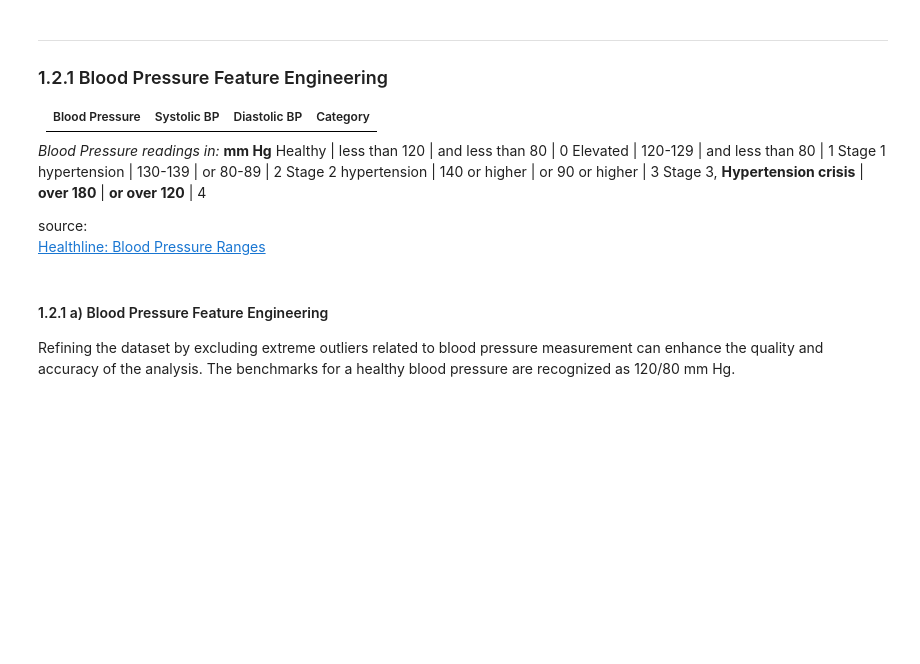
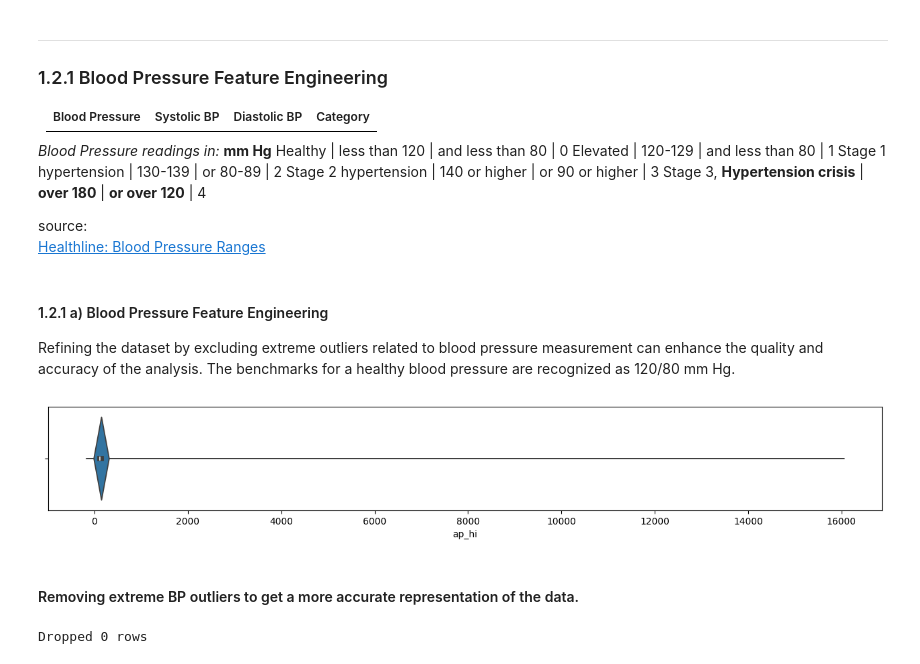
Before and after one commit to Wessnom/ML-AI23-Lab_Alexander_Wessner, a Jupyter notebook: data_analysis.ipynb, the cells around one changed output. Saved outputs shown, nothing was run; the diff lists cells and outputs as text; code cells hidden in the pictures; blank space fills up the shorter version.

```diff
--- a/data_analysis.ipynb
+++ b/data_analysis.ipynb
@@ -430,21 +483,45 @@ df["bmi_category"].value_counts()
 # %%
-fig, ax = plt.subplots()
+""" fig, ax = plt.subplots()
+
+bin_cutoff = [0, 18.5, 24.9, 29.9, 34.9, 39.9, float("inf")] #, 45
+
+# cut BMI based on bin cutoff, label according to the index of the bin_cutoff
+df["bmi_category"] = pd.cut(df["bmi"], bins = bin_cutoff, labels=[i for i in range(len(bin_cutoff) - 1)], right=False)
+df["bmi_category"].value_counts()
+
+bin_ranges = ["f{bin_cutoff[i]} - {bin_cutoff[i + 1]}" for i in range(len(bin_cutoff) - 1)]
+bin_ranges[-1] = f"{bin_cutoff[-2]}+"
+
+
+
+
+
+
+# get the count of each category
+category_counts = df["bmi_category"].value_counts().sort_index()
 
 # plot the count of each category
-plt.bar(x = df["bmi_category"].unique(), height = df["bmi_category"].value_counts());
+plt.bar(x = category_counts.index, height = category_counts.values.tolist())
+print(category_counts)
+print(category_counts.index)
+print(category_counts.values.tolist())
 
 # label the bars
 bmi_labels = ["Underweight", "Normal", "Overweight", "Obesity Class I", "Obesity Class II", "Obesity Class III"]
+bmi_labels_with_ranges = [f"{label}\n({range})" for label, range in zip(bmi_labels, bin_ranges)]
 
 # set the labels and rotate them for better readability (ha = horizontal alignment)
-plt.xticks(sorted(df["bmi_category"].unique()), bmi_labels, rotation=30, ha="right");
+plt.xticks(ticks=range(len(bmi_labels)), labels = bmi_labels, rotation=30, ha="right");
 
 # show the values on top of the bars
-for p in ax.containers:
-    ax.bar_label(p, labels = [f"{val:,.0f}" for val in p.datavalues], padding = 0)
+for container in ax.containers:
+    ax.bar_label(container, padding = 0)
 
 # set title and more labels
 ax.set(title = "BMI Category Distribution", xlabel = "BMI Category", ylabel = "Count");
+plt.tight_layout()
+plt.show()
+"""
 # %% [markdown]
 ---
 ### 1.2.1 Blood Pressure Feature Engineering
@@ -464,3 +541,19 @@ source:<br>
 #### 1.2.1 a) Blood Pressure Feature Engineering
 
 Refining the dataset by excluding extreme outliers related to blood pressure measurement can enhance the quality and accuracy of the analysis. The benchmarks for a healthy blood pressure are recognized as 120/80 mm Hg.
+# %%
+plt.subplots(figsize = (16, 2))
+sns.violinplot(x = df["ap_hi"]);
+# %% [output]
+[figure, added]
+# %% [markdown]
+#### Removing extreme BP outliers to get a more accurate representation of the data.
+# %%
+pre = len(df)
+
+df = df[df["ap_hi"].between(45, 360)]
+df = df[df["ap_lo"].between(30, 240)]
+
+print(f"Dropped {pre - len(df)} rows")
+# %% [output]
+Dropped 0 rows
```
Also changed, not shown: parts of 19 cells of this notebook.
